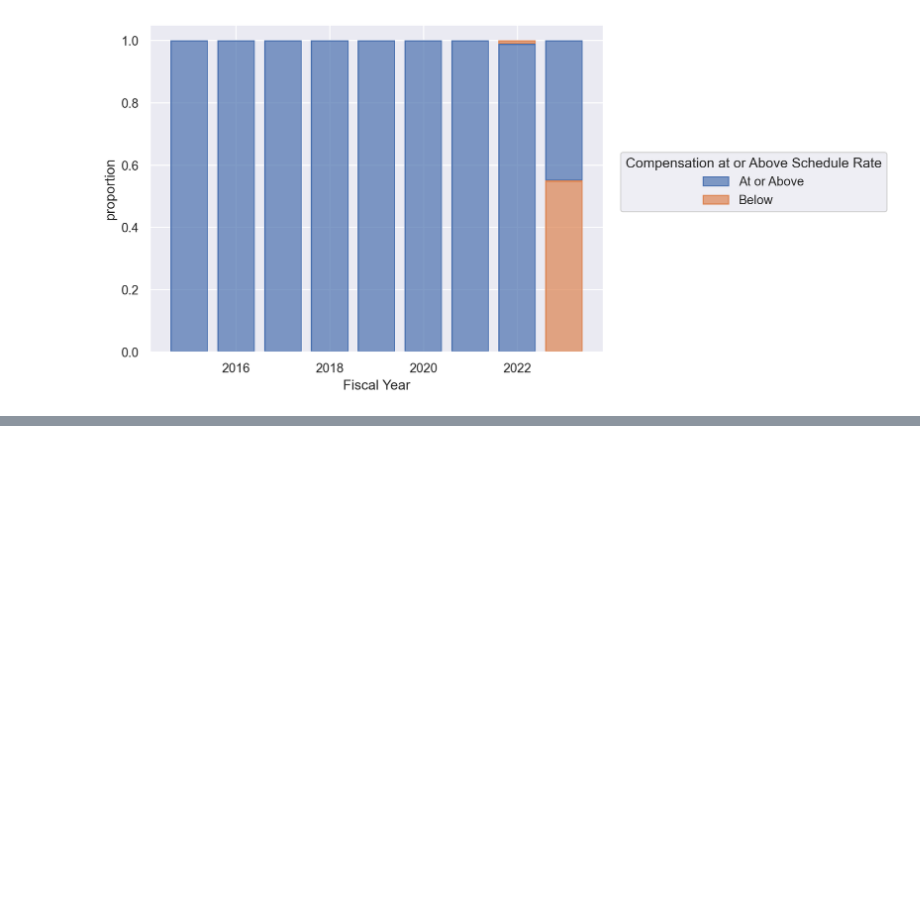
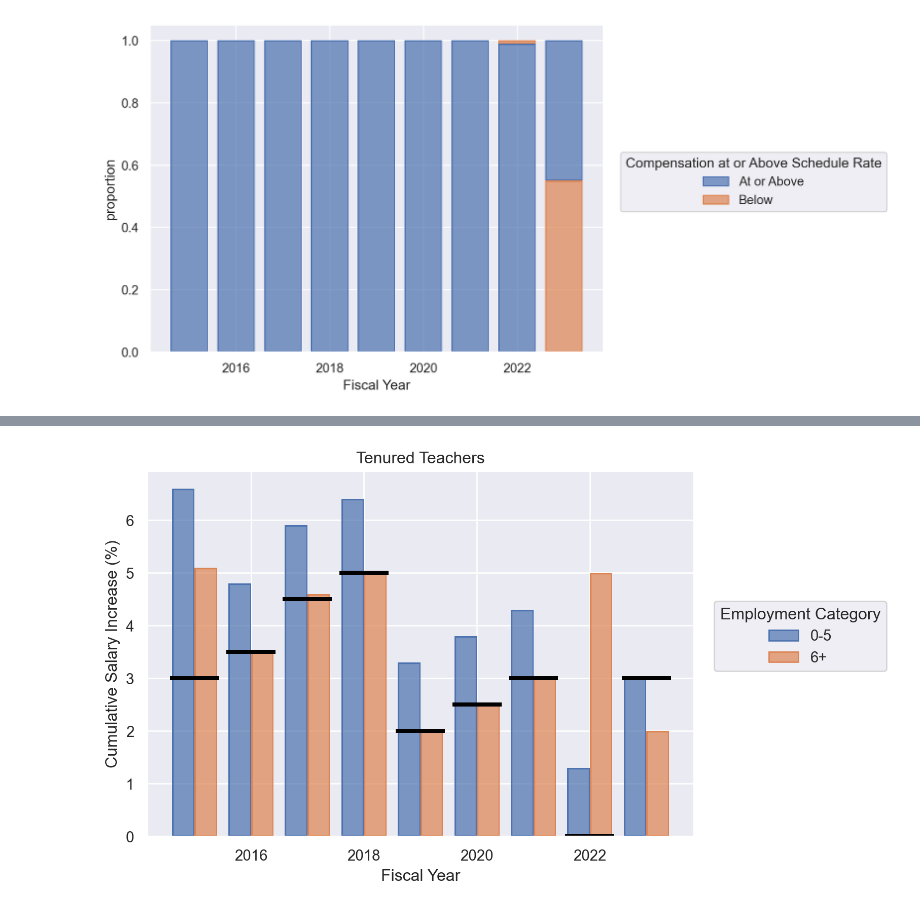
Before and after one commit to Anias-clo/Teacher_Payroll_Analysis, a Jupyter notebook: poc.ipynb, the cells around one changed output, grey strips where cells are left out. Cells and saved outputs as stored; diff of their text form; code cells hidden in the pictures; blank space fills up the shorter version.

```diff
--- a/poc.ipynb
+++ b/poc.ipynb
@@ -337,3 +276,15 @@ p2
+# %%
+p4 = (
+    so.Plot(data=df_rate_summary_yoy, x='Fiscal Year')
+    .add(so.Bar(), so.Dodge(), y='Effective Rate', color='Employment Category')
+    .add(so.Dash(linewidth=3, color='black'), y='Fiscal Year Rate')
+    .label(x='Fiscal Year',
+           y='Cumulative Salary Increase (%)',
+           title='Tenured Teachers')
+)
+p4
+# %% [output]
+[figure, added]
 # %%
 # sns.countplot(data=df,
 #               x='Fiscal Year',
```
Also changed, not shown: parts of 20 cells of this notebook.
